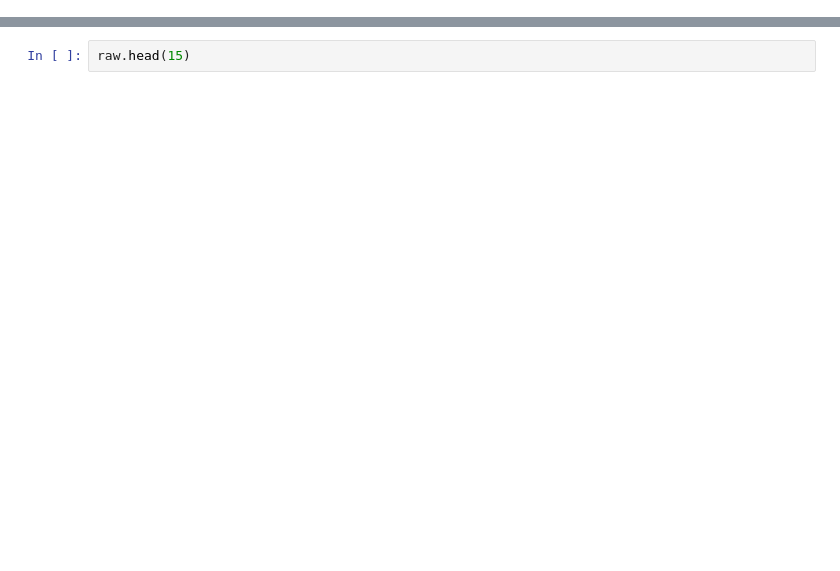
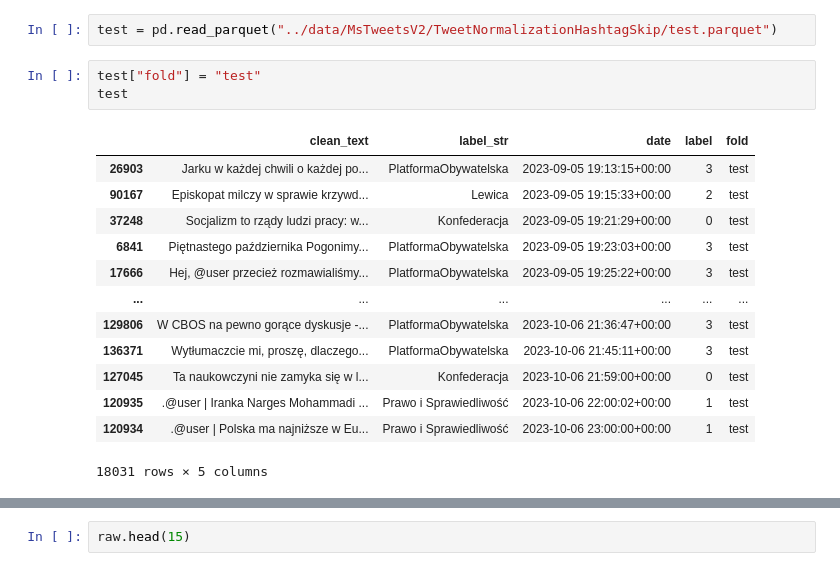
Before and after one commit to WitoldFracek/grembedding, a Jupyter notebook: notebooks/tweets.ipynb, the cells around one changed output, grey strips where cells are left out. Cells and saved outputs as stored; diff of their text form; blank space fills up the shorter version.

```diff
--- a/notebooks/tweets.ipynb
+++ b/notebooks/tweets.ipynb
@@ -20,0 +29,19 @@ res
+# %%
+test = pd.read_parquet("../data/MsTweetsV2/TweetNormalizationHashtagSkip/test.parquet")
+# %%
+test["fold"] = "test"
+test
+# %% [output]
+|  | clean_text | label_str | date | label | fold |
+| 26903 | Jarku w każdej chwili o każdej po... | PlatformaObywatelska | 2023-09-05 19:13:15+00:00 | 3 | test |
+| 90167 | Episkopat milczy w sprawie krzywd... | Lewica | 2023-09-05 19:15:33+00:00 | 2 | test |
+| 37248 | Socjalizm to rządy ludzi pracy: w... | Konfederacja | 2023-09-05 19:21:29+00:00 | 0 | test |
+| 6841 | Piętnastego października Pogonimy... | PlatformaObywatelska | 2023-09-05 19:23:03+00:00 | 3 | test |
+| 17666 | Hej, @user przecież rozmawialiśmy... | PlatformaObywatelska | 2023-09-05 19:25:22+00:00 | 3 | test |
+| ... | ... | ... | ... | ... | ... |
+| 129806 | W CBOS na pewno gorące dyskusje -... | PlatformaObywatelska | 2023-10-06 21:36:47+00:00 | 3 | test |
+| 136371 | Wytłumaczcie mi, proszę, dlaczego... | PlatformaObywatelska | 2023-10-06 21:45:11+00:00 | 3 | test |
+| 127045 | Ta naukowczyni nie zamyka się w l... | Konfederacja | 2023-10-06 21:59:00+00:00 | 0 | test |
+| 120935 | .@user | Iranka Narges Mohammadi ... | Prawo i Sprawiedliwość | 2023-10-06 22:00:02+00:00 | 1 | test |
+| 120934 | .@user | Polska ma najniższe w Eu... | Prawo i Sprawiedliwość | 2023-10-06 23:00:00+00:00 | 1 | test |
+18031 rows × 5 columns
```
Also changed, not shown: parts of 8 cells of this notebook.
